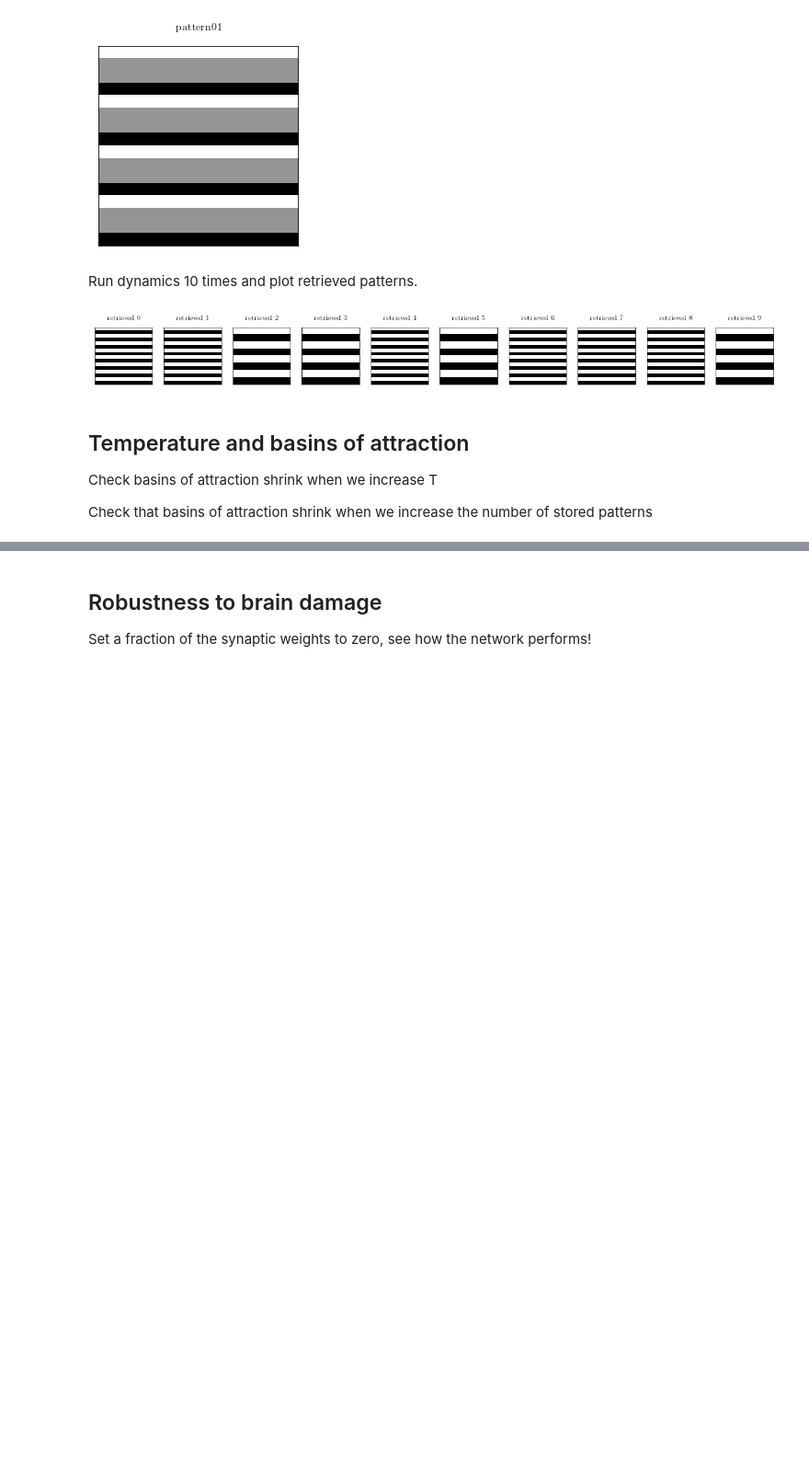
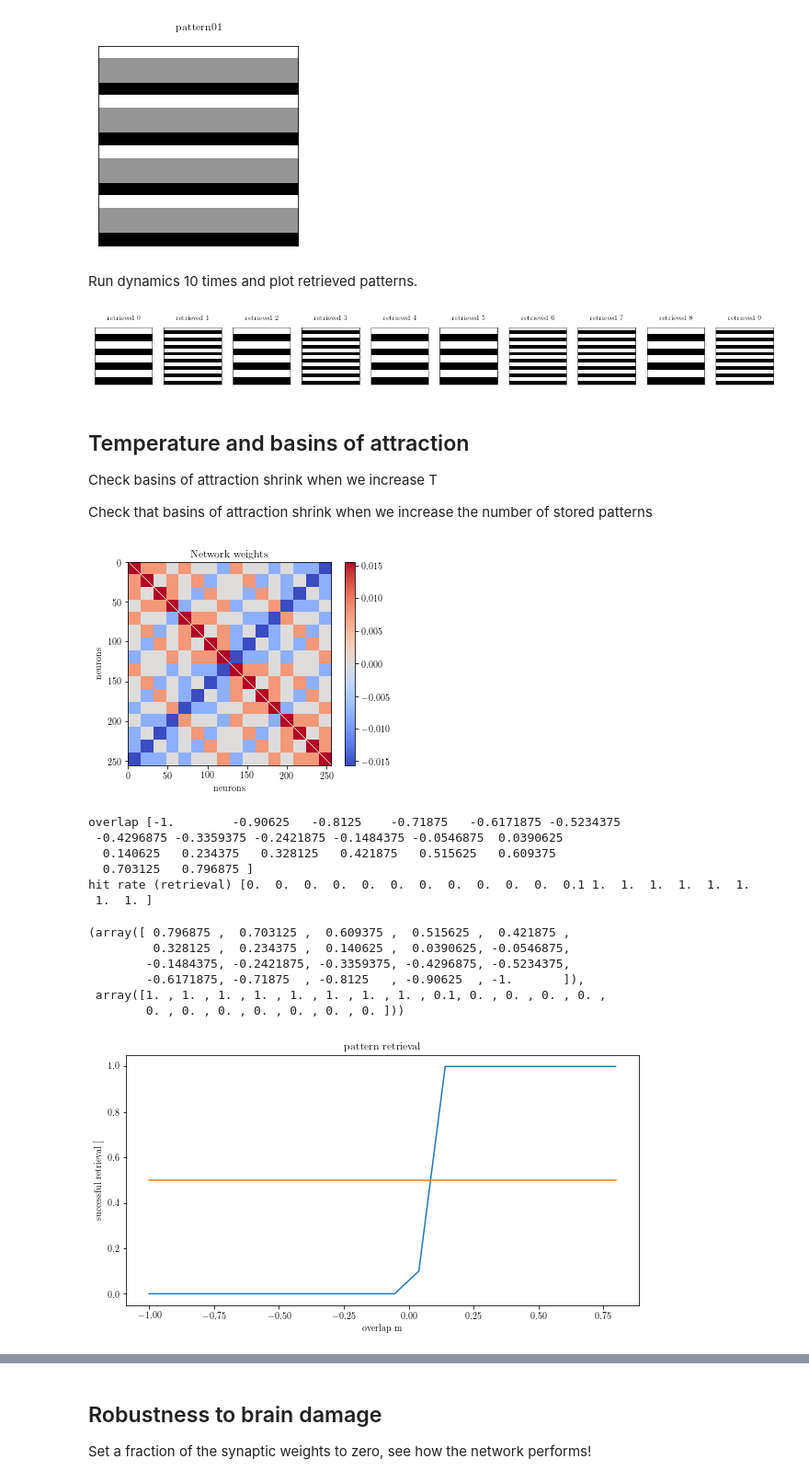
Before and after one commit to mazzulab/AppliedMathNotebooks, a Jupyter notebook: Hopfield0_updated.ipynb, the cells around one changed output, grey strips where cells are left out. Shown: that part at 92% size. Saved outputs shown, nothing was run; the diff lists cells and outputs as text; code cells hidden in the pictures; blank space fills up the shorter version.

```diff
--- a/Hopfield0_updated.ipynb
+++ b/Hopfield0_updated.ipynb
@@ -324,16 +381,44 @@ plotpattern(pattern01,ax,title='pattern01')
 # %% [markdown]
 Run dynamics 10 times and plot retrieved patterns.
 # %%
-
+recovered_pattern=np.zeros((10,nunits))
+for i in range(10):
+    recovered_pattern[i,:]=flow(pattern01,allweights,theta=0,steps=10,display=False)
 
 fig,ax=plt.subplots(1,10,figsize=(20,4))
 for i in range(10):
     plotpattern(recovered_pattern[i],ax[i],title='retrieved %s' % i)
 # %% [output]
-[figure, old version]
+[figure, new version]
 # %% [markdown]
 ## Temperature and basins of attraction
 
 Check basins of attraction shrink when we increase T
 
 Check that basins of attraction shrink when we increase the number of stored patterns
+# %%
+train_data=generate_orth_patterns(nunits,npatterns)
+# train_data=generate_rand_patterns(nunits,300,0.5)
+
+allweights=set_weights(train_data)
+plotweights(allweights)
+
+nrepeats=10
+fset=np.linspace(0.1,1,20)
+test_patterns=np.concatenate((train_data,-train_data),axis=0)
+basin(test_patterns,0,allweights,fset,nrepeats,T=0)
+# %% [output]
+[figure, added]
+overlap [-1.        -0.90625   -0.8125    -0.71875   -0.6171875 -0.5234375
+ -0.4296875 -0.3359375 -0.2421875 -0.1484375 -0.0546875  0.0390625
+  0.140625   0.234375   0.328125   0.421875   0.515625   0.609375
+  0.703125   0.796875 ]
+hit rate (retrieval) [0.  0.  0.  0.  0.  0.  0.  0.  0.  0.  0.  0.1 1.  1.  1.  1.  1.  1.
+ 1.  1. ]
+(array([ 0.796875 ,  0.703125 ,  0.609375 ,  0.515625 ,  0.421875 ,
+         0.328125 ,  0.234375 ,  0.140625 ,  0.0390625, -0.0546875,
+        -0.1484375, -0.2421875, -0.3359375, -0.4296875, -0.5234375,
+        -0.6171875, -0.71875  , -0.8125   , -0.90625  , -1.       ]),
+ array([1. , 1. , 1. , 1. , 1. , 1. , 1. , 1. , 0.1, 0. , 0. , 0. , 0. ,
+        0. , 0. , 0. , 0. , 0. , 0. , 0. ]))
+[figure, added]
```
Also changed, not shown: parts of 17 cells of this notebook, 5 other files.
